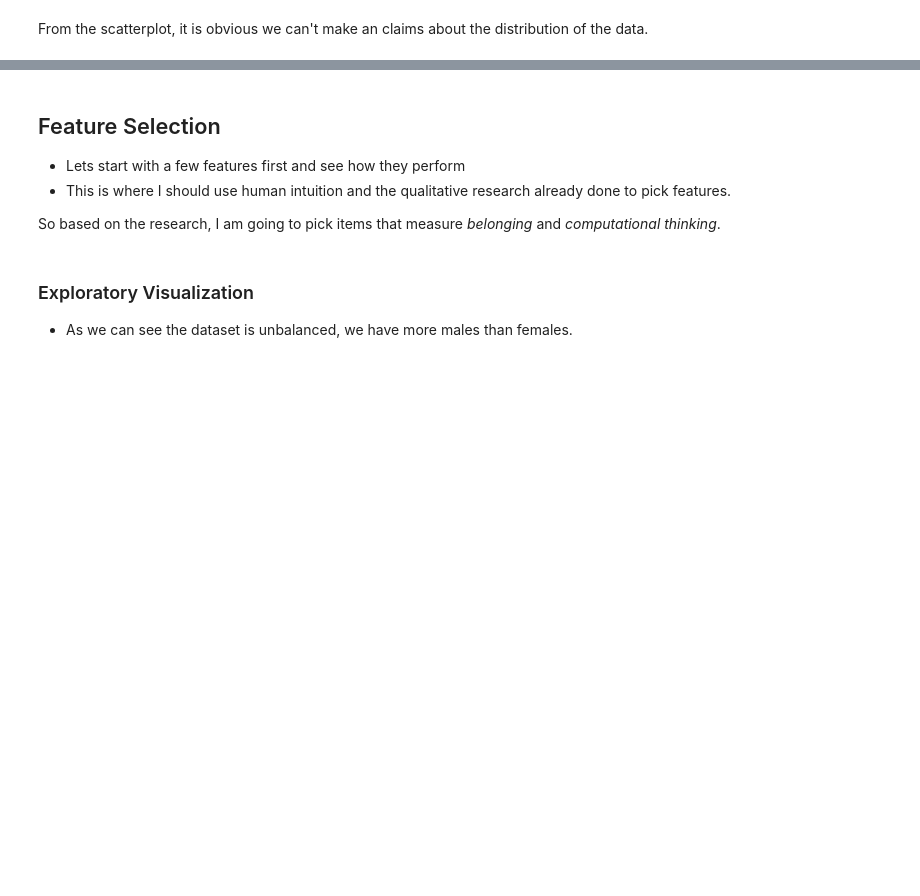
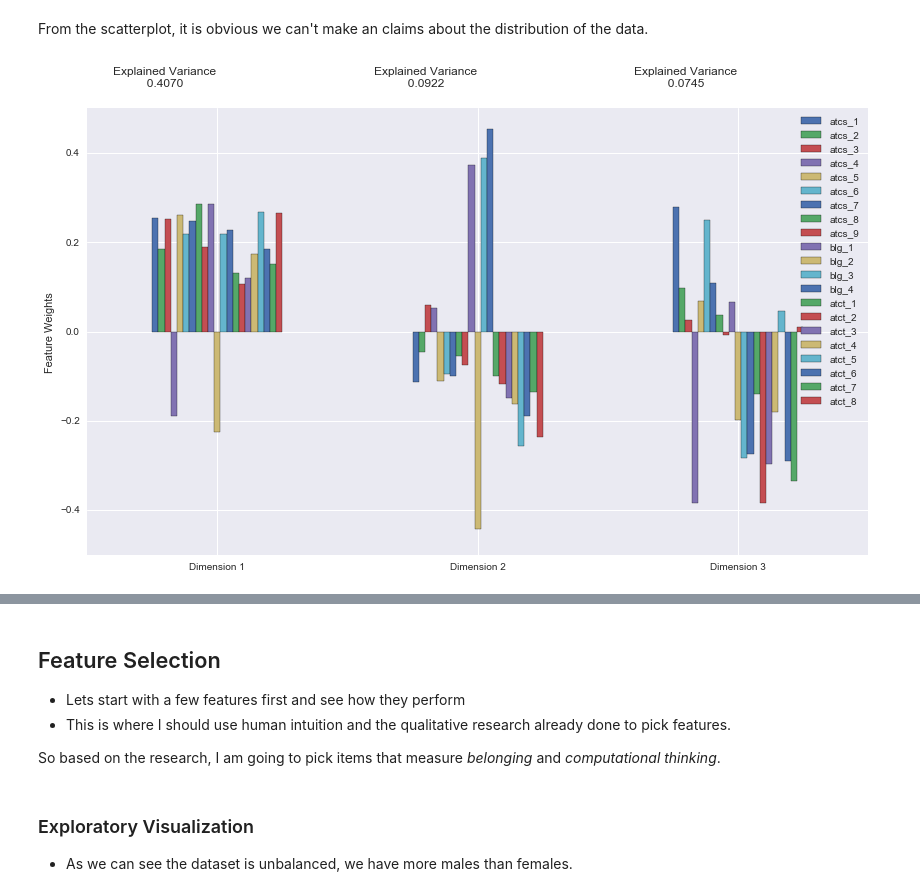
Before and after one commit to omoju/IntroCSExperiencePrediction, a Jupyter notebook: genderedCSExperience.ipynb, the cells around one changed output, grey strips where cells are left out. Drawn from its saved outputs; the diff is of its cells as text; code cells hidden in the pictures; blank space fills up the shorter version.

```diff
--- a/genderedCSExperience.ipynb
+++ b/genderedCSExperience.ipynb
@@ -218,2 +218,13 @@ pd.scatter_matrix(data[itemDimensions['blg']], alpha = 0.3, figsize = (14,8), di
 # %% [markdown]
 From the scatterplot, it is obvious we can't make an claims about the distribution of the data.
+# %%
+# TODO: Apply PCA by fitting the good data with the same number of dimensions as features
+from sklearn.decomposition import PCA
+
+pca = PCA(n_components=3)
+pca.fit(data)
+
+# Generate PCA results plot
+pca_results = tools.pca_results(data, pca)
+# %% [output]
+[figure, added]
```
Also changed, not shown: parts of 4 cells of this notebook, 6 other files.
